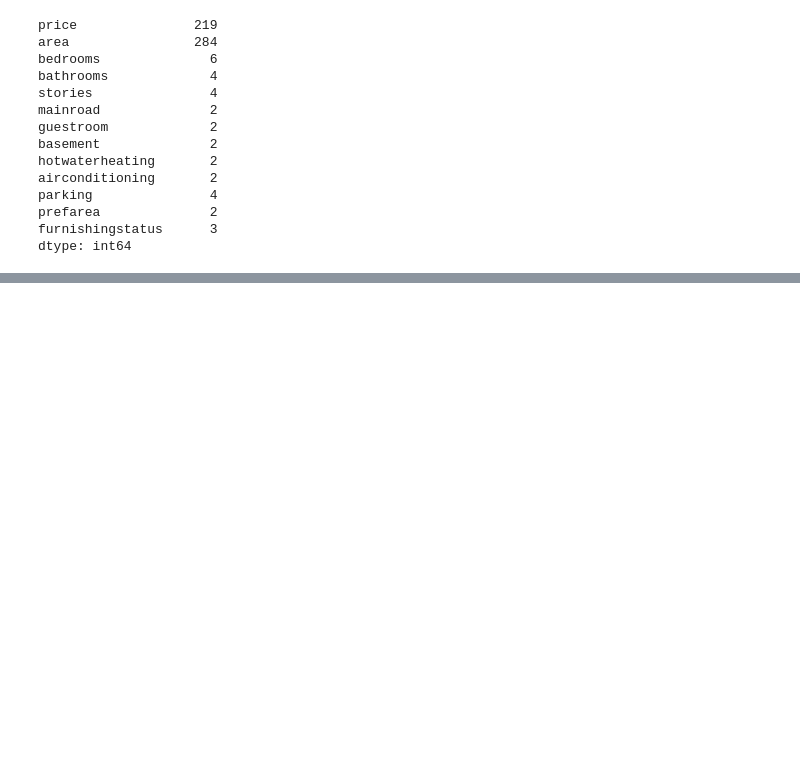
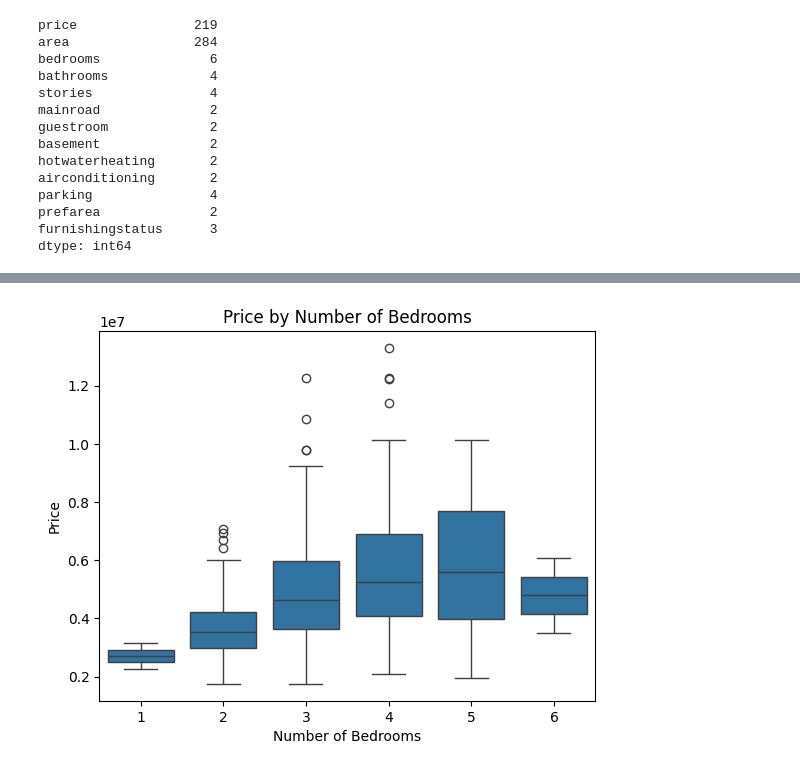
Before and after one commit to JherrerasPY/Project-001_House-Price-Prediction_Easy, a Jupyter notebook: house-price.ipynb, the cells around one changed output, grey strips where cells are left out. Cells and saved outputs as stored; diff of their text form; code cells hidden in the pictures; blank space fills up the shorter version.

```diff
--- a/house-price.ipynb
+++ b/house-price.ipynb
@@ -130,0 +219,9 @@ dtype: int64
+# %%
+# easier with seaborn
+sns.boxplot(data=df, x="bedrooms", y="price")
+plt.xlabel("Number of Bedrooms")
+plt.ylabel("Price")
+plt.title("Price by Number of Bedrooms")
+plt.show()
+# %% [output]
+[figure, added]
```
Also changed, not shown: parts of 9 cells of this notebook.
